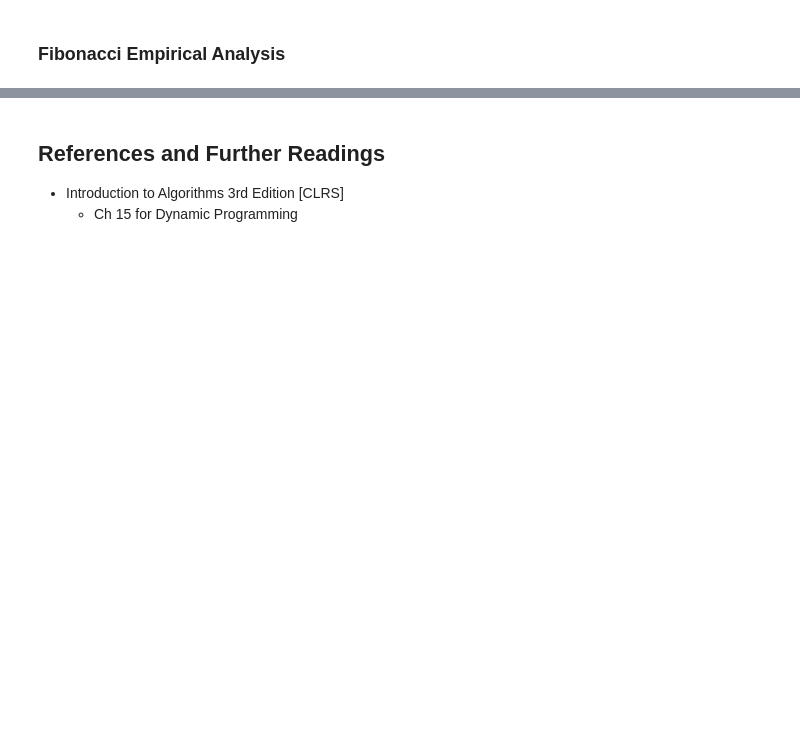
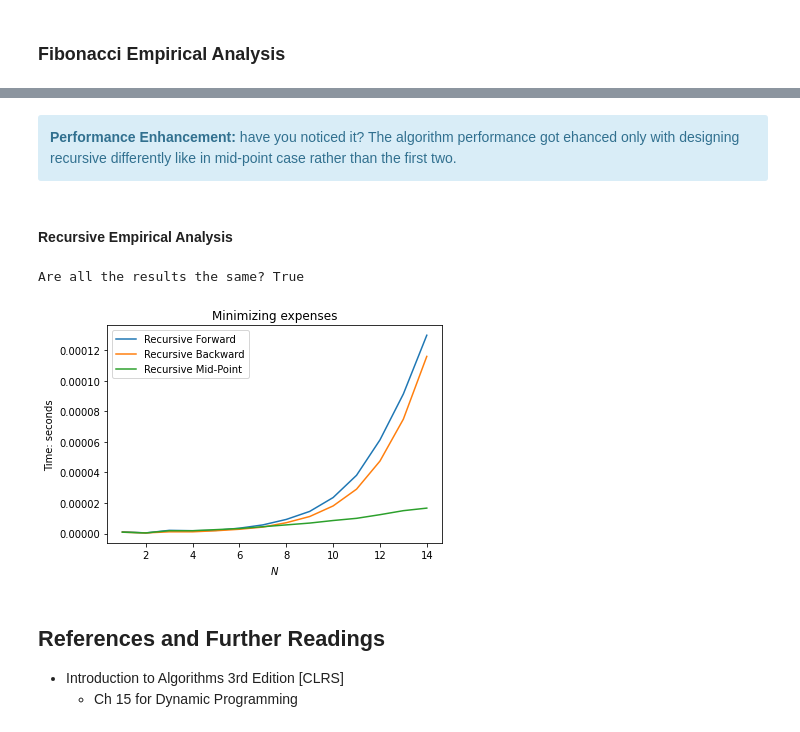
Before and after one commit to ammarSherif/Analysis-and-Design-of-Algorithms-Tutorials, a Jupyter notebook: Module 05: Dynamic Programming/Module 05: Dynamic Programming.ipynb, the cells around one changed output, grey strips where cells are left out. Cells and saved outputs as stored; diff of their text form; code cells hidden in the pictures; blank space fills up the shorter version.

Commit message:
Added Student Transportation example in Module 5 adding the recursive solutions

```diff
--- a/Module 05: Dynamic Programming/Module 05: Dynamic Programming.ipynb
+++ b/Module 05: Dynamic Programming/Module 05: Dynamic Programming.ipynb
@@ -442,3 +800,56 @@ ax.legend(loc=0);
+# %% [markdown]
+<div class="alert alert-block alert-info">
+<b>Performance Enhancement:</b> have you noticed it? The algorithm performance got ehanced only with designing recursive differently like in mid-point case rather than the first two.
+</div>
+# %% [markdown]
+#### Recursive Empirical Analysis
+# %%
+# ==============================================================================
+# We will empirically evaluate the 3 procedures
+# ==============================================================================
+data = []
+# ------------------------------------------------------------------------------
+# List of 3 lists: we use each small sublist to record the times  of an approach
+# ------------------------------------------------------------------------------
+times = [[] for y in range(3)]
+# ------------------------------------------------------------------------------
+# Maximum number of stations
+# ------------------------------------------------------------------------------
+MAX_SIZE = 15
+same_flag = True
+for i in range(1,MAX_SIZE):
+    data.append(i)
+    start_time = time.time()
+    v1 = min_expense_forward(data)
+    times[0].append(time.time() - start_time)
+    start_time = time.time()
+    v2 = min_expense_backward(data)
+    times[1].append(time.time() - start_time)
+    start_time = time.time()
+    v3 = min_expense_mid(data)
+    times[2].append(time.time() - start_time)
+
+    same_flag = same_flag and (v1==v2==v3)
+# ==============================================================================
+# Make sure all the results are the same
+# ==============================================================================
+print(f"Are all the results the same? {same_flag}")
+# %% [output]
+Are all the results the same? True
+# %%
+# ==============================================================================
+# Let's plot the results to see if really the mid-point is better
+# ==============================================================================
+f,ax = plt.subplots()
+ax.plot(range(1,MAX_SIZE),times[0],label='Recursive Forward')
+ax.plot(range(1,MAX_SIZE),times[1],label='Recursive Backward')
+ax.plot(range(1,MAX_SIZE),times[2],label='Recursive Mid-Point')
+ax.set_xlabel('$N$')
+ax.set_ylabel('Time: seconds')
+ax.set_title('Minimizing expenses')
+ax.legend(loc=0);
+# %% [output]
+[figure, added]
 # %% [markdown]
 ## References and Further Readings
 - Introduction to Algorithms 3rd Edition [CLRS]
```
Also changed, not shown: parts of 31 cells of this notebook.
